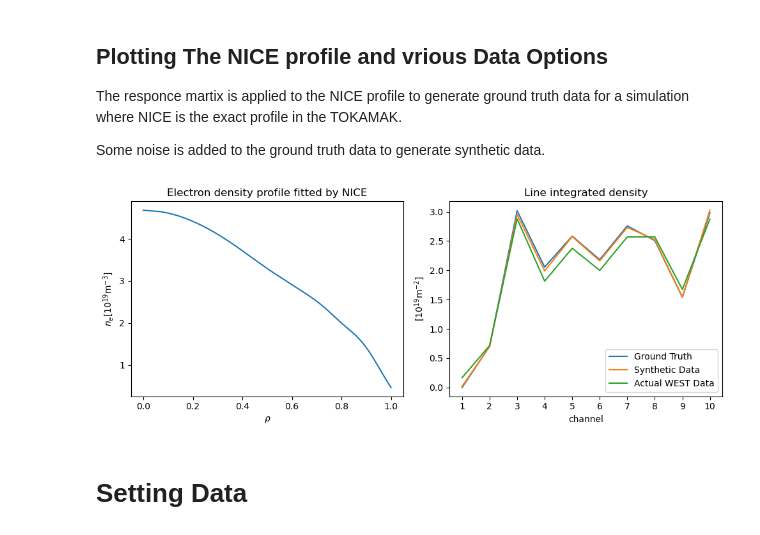
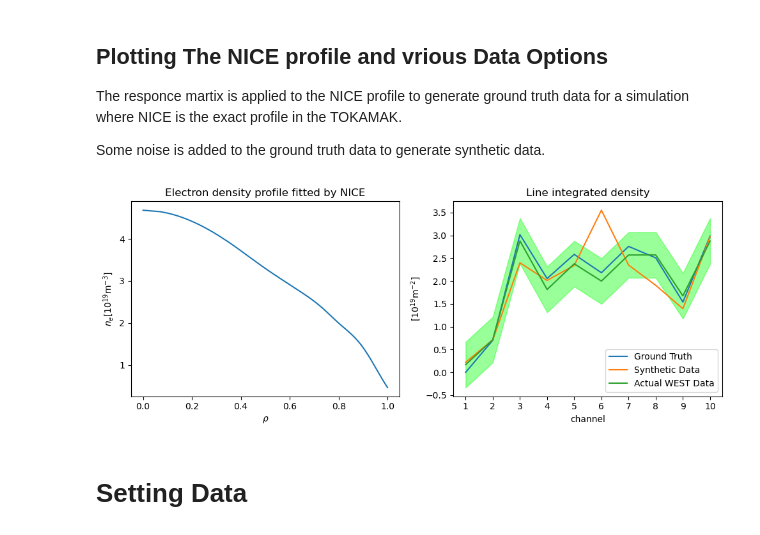
Before and after one commit to DanHarJor/Improving-Electron-Density-Profile-Inference-within-a-Tokamak-using-Bayesian-Techniques, a Jupyter notebook: RealEquillibriumInterferometry/SyntheticDataInterferometry.ipynb, the cells around one changed output. Drawn from its saved outputs; the diff is of its cells as text; code cells hidden in the pictures.

```diff
--- a/RealEquillibriumInterferometry/SyntheticDataInterferometry.ipynb
+++ b/RealEquillibriumInterferometry/SyntheticDataInterferometry.ipynb
@@ -63,39 +63,42 @@ The responce martix is applied to the NICE profile to generate ground truth data
 
 Some noise is added to the ground truth data to generate synthetic data.
 # %%
-EXP_ER = 0.03 #background noise order of magnitude
+EXP_ER = 0.5 #background noise order of magnitude
 interf_M = len(interf.channels.compressed()) #number of channels
 def data_gen(prof_1d, R):
     lid_true = R @ prof_1d
     lid_data = lid_true + np.random.normal(loc=0, scale=EXP_ER, size=len(lid_true))
     return lid_true, lid_data
 
 # The response matrix used for calculating line integrals
 R = compute_response_matrix(geo, equi, dens_prof.rho_tor_norm_1d)
 
 lid_true, lid_data = data_gen(dens_prof.dens_1d,R)
 
 fig = plt.figure(figsize=(10, 4))
 ax1 = fig.add_subplot(121)
 ax2 = fig.add_subplot(122)
 nice = dens_prof.dens_1d
 ax1.plot(dens_prof.rho_tor_norm_1d, dens_prof.dens_1d)
 ax1.set_xlabel(r'$\rho$')
 ax1.set_ylabel(r'$n_e[\mathrm{10^{19} m^{-3}}]$')
 ax1.set_title('Electron density profile fitted by NICE')
 
 ax2.plot(interf.channels.compressed(), lid_true, label='Ground Truth')
 ax2.plot(interf.channels.compressed(), lid_data, label='Synthetic Data')
+
 ax2.plot(interf.channels.compressed(), interf.lid.compressed(), label='Actual WEST Data')
+ax2.fill_between(interf.channels.compressed(), interf.lid.compressed() - EXP_ER,
+                 interf.lid.compressed()+EXP_ER, color=(0,1,0,0.4))
 
 ax2.set_xticks(interf.channels.data)
 ax2.set_xlabel('channel')
 ax2.set_ylabel(r'$[\mathrm{10^{19} m^{-2}}]$')
 ax2.set_title('Line integrated density')
 ax2.legend()
 plt.tight_layout()
 # %% [output]
-[figure, old version]
+[figure, new version]
 # %% [markdown]
 
 # Setting Data
```
Also changed, not shown: parts of 7 cells of this notebook.
